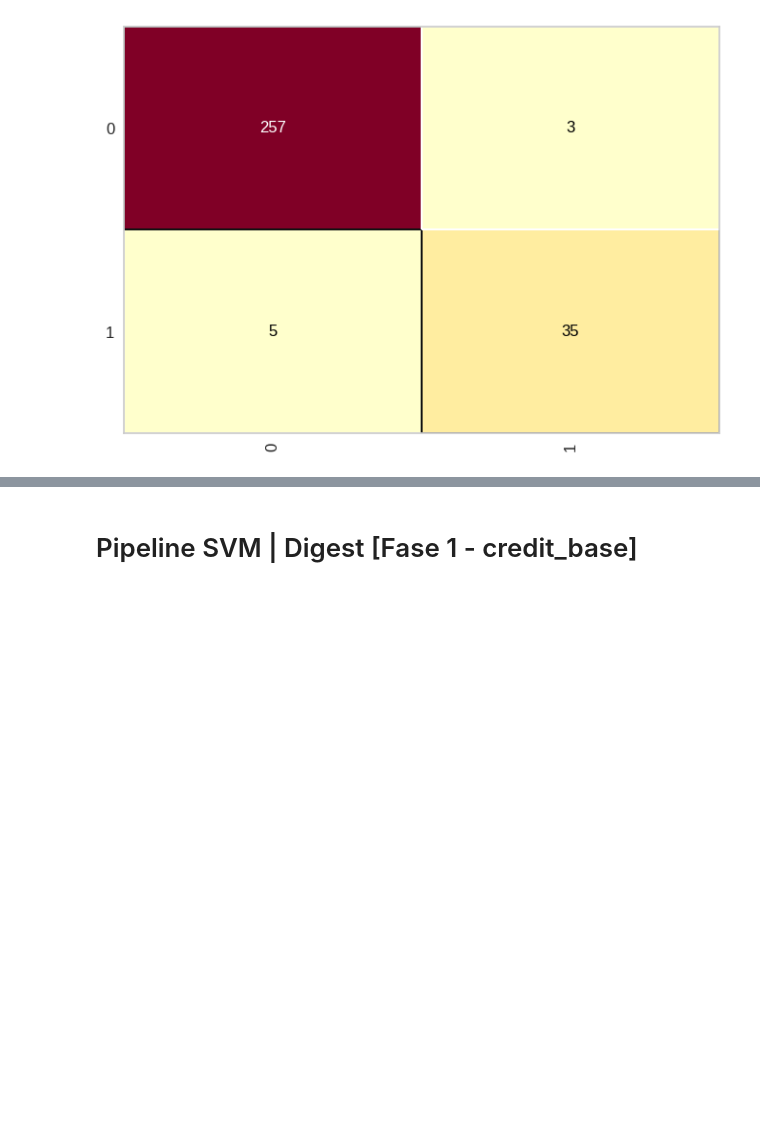
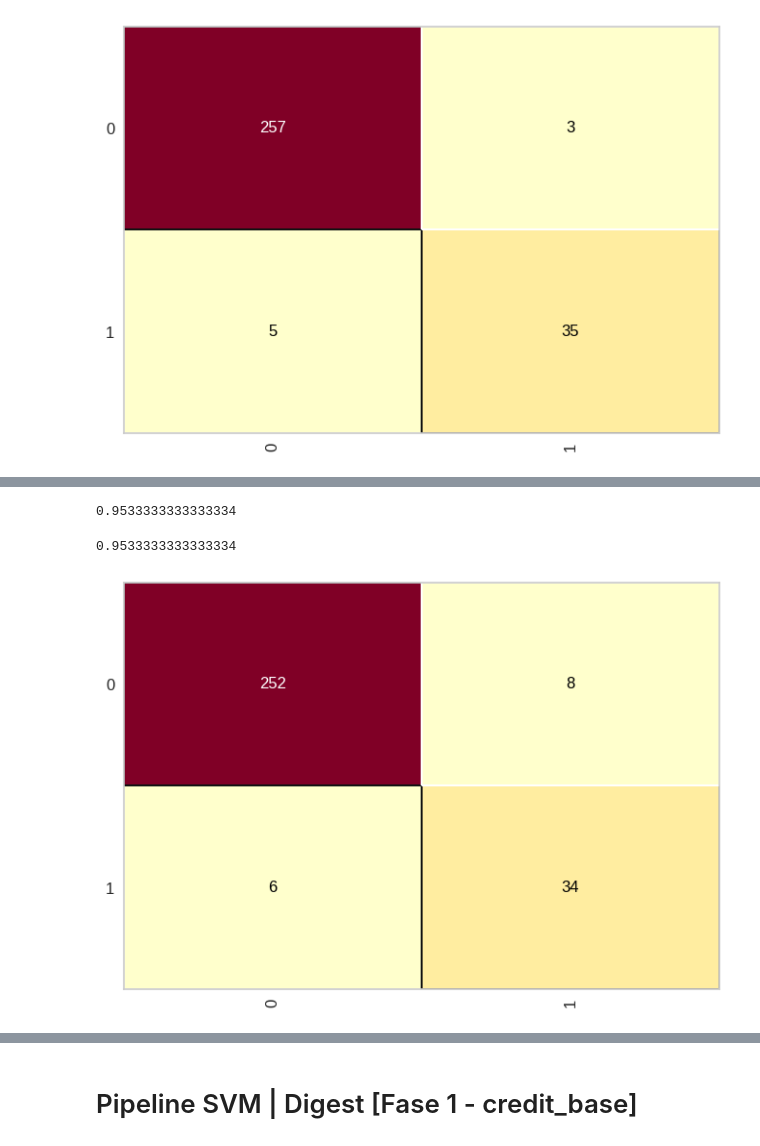
Before and after one commit to VictorHugoTesti/-am-t4-s1a2026, a Jupyter notebook: MultiNeuralCredit0609.ipynb, the cells around one changed output, grey strips where cells are left out. Drawn from its saved outputs; the diff is of its cells as text; code cells hidden in the pictures; blank space fills up the shorter version.

```diff
--- a/MultiNeuralCredit0609.ipynb
+++ b/MultiNeuralCredit0609.ipynb
@@ -85,0 +90,3 @@ cm_credit.score(X_credit_teste, Y_credit_teste)
+# %%
+regression_credit = LogisticRegression(random_state=1)
+regression_credit.fit(X_credit_treinamento, Y_credit_treinamento)
@@ -85,0 +121,4 @@ cm_credit.score(X_credit_teste, Y_credit_teste)
+# %%
+accuracy_score(Y_credit_teste, regression_previsores)
+# %% [output]
+0.9533333333333334
@@ -85,0 +127,7 @@ cm_credit.score(X_credit_teste, Y_credit_teste)
+# %%
+cm_credit = ConfusionMatrix(regression_credit)
+cm_credit.fit(X_credit_treinamento, Y_credit_treinamento)
+cm_credit.score(X_credit_teste, Y_credit_teste)
+# %% [output]
+0.9533333333333334
+[figure, added]
```
Also changed, not shown: parts of 15 cells of this notebook.
